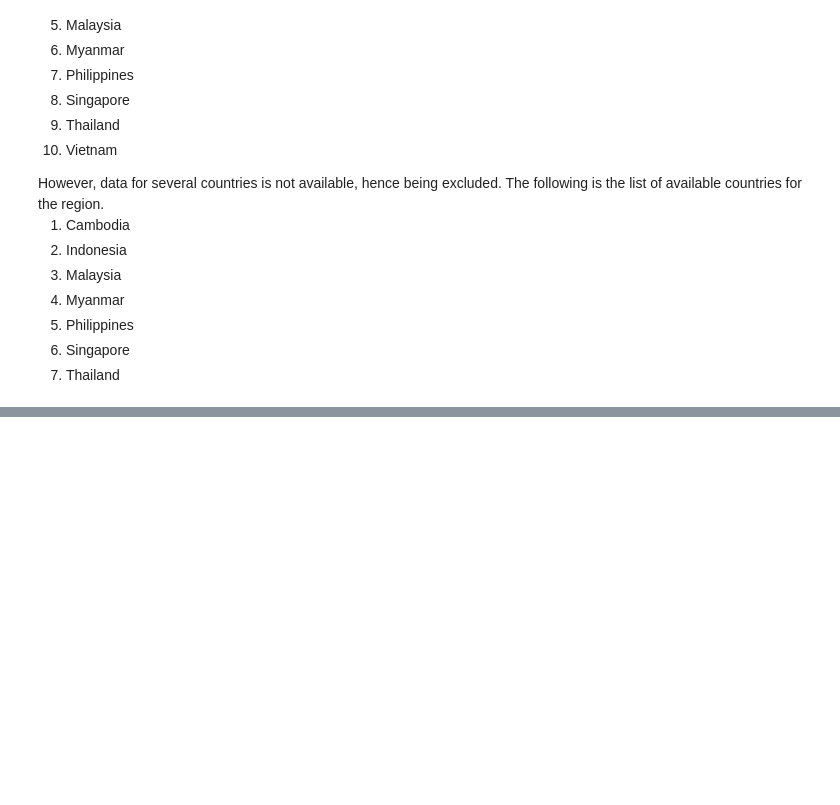
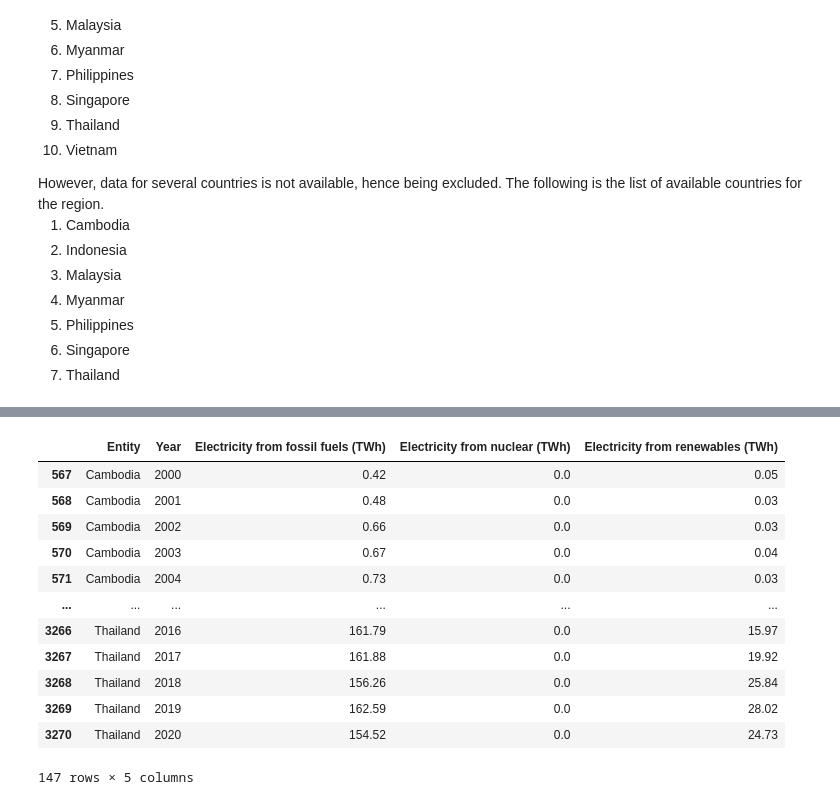
Before and after one commit to lurza/Sustainable_Energy_2020_2022, a Jupyter notebook: Sustainable_Energy1.ipynb, the cells around one changed output, grey strips where cells are left out. Drawn from its saved outputs; the diff is of its cells as text; code cells hidden in the pictures; blank space fills up the shorter version.

Commit message:
electricity analysis sea

```diff
--- a/Sustainable_Energy1.ipynb
+++ b/Sustainable_Energy1.ipynb
@@ -203,0 +230,3 @@ data_sea
+# %%
+electricity_sea = data_sea[['Entity','Year','Electricity from fossil fuels (TWh)', 'Electricity from nuclear (TWh)','Electricity from renewables (TWh)',]]
+electricity_sea.head()
@@ -203,0 +271,17 @@ data_sea
+# %%
+electricity_sea_country = electricity_sea
+electricity_sea_country
+# %% [output]
+|  | Entity | Year | Electricity from fossil fuels (TWh) | Electricity from nuclear (TWh) | Electricity from renewables (TWh) |
+| 567 | Cambodia | 2000 | 0.42 | 0.0 | 0.05 |
+| 568 | Cambodia | 2001 | 0.48 | 0.0 | 0.03 |
+| 569 | Cambodia | 2002 | 0.66 | 0.0 | 0.03 |
+| 570 | Cambodia | 2003 | 0.67 | 0.0 | 0.04 |
+| 571 | Cambodia | 2004 | 0.73 | 0.0 | 0.03 |
+| ... | ... | ... | ... | ... | ... |
+| 3266 | Thailand | 2016 | 161.79 | 0.0 | 15.97 |
+| 3267 | Thailand | 2017 | 161.88 | 0.0 | 19.92 |
+| 3268 | Thailand | 2018 | 156.26 | 0.0 | 25.84 |
+| 3269 | Thailand | 2019 | 162.59 | 0.0 | 28.02 |
+| 3270 | Thailand | 2020 | 154.52 | 0.0 | 24.73 |
+147 rows × 5 columns
```
Also changed, not shown: parts of 12 cells of this notebook.
